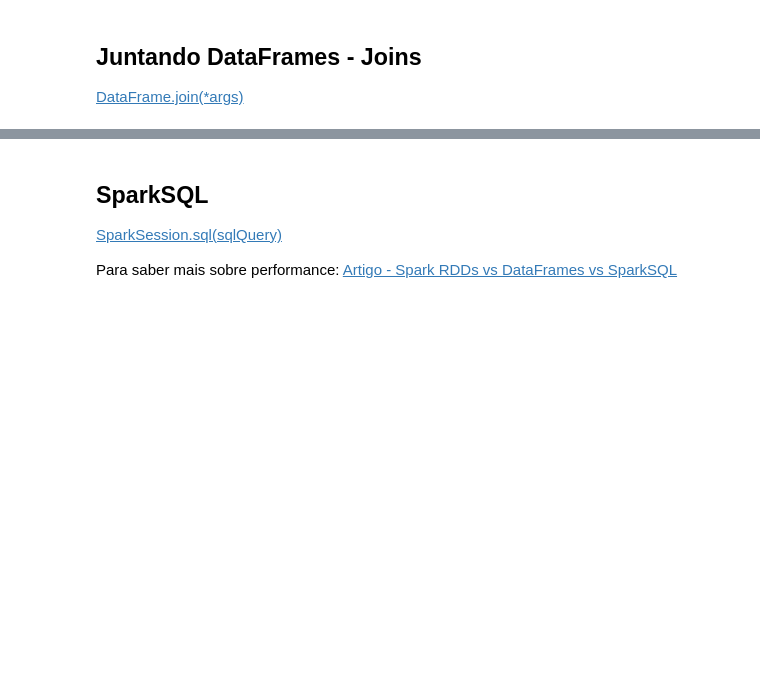
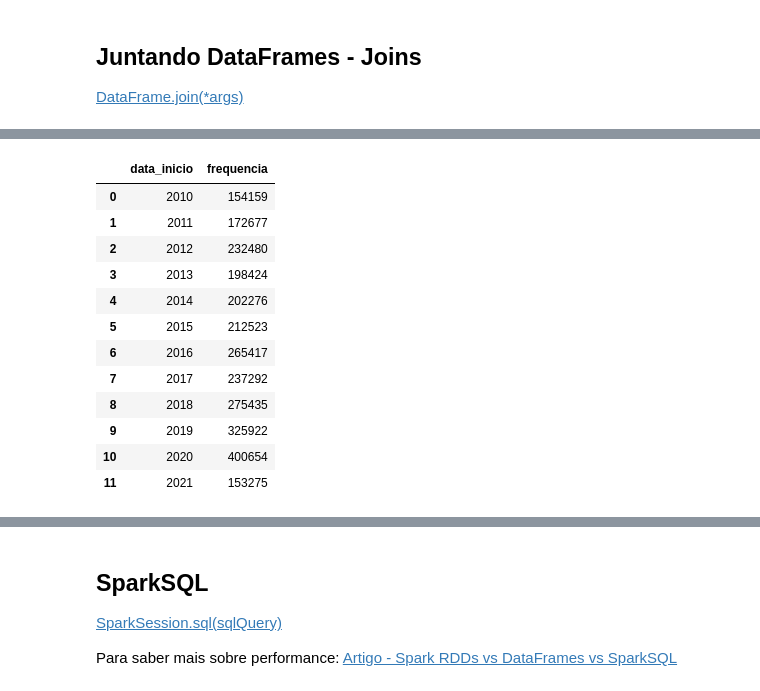
Before and after one commit to ItaloRod/curso_spark, a Jupyter notebook: aula0_projeto_spark.ipynb, the cells around one changed output, grey strips where cells are left out. Drawn from its saved outputs; the diff is of its cells as text; code cells hidden in the pictures; blank space fills up the shorter version.

```diff
--- a/aula0_projeto_spark.ipynb
+++ b/aula0_projeto_spark.ipynb
@@ -913,0 +1209,2 @@ only showing top 15 rows
+# %%
+empresas_join = estabelecimentos.join(empresas, 'cnpj_basico', how='inner')
@@ -913,0 +1231,20 @@ only showing top 15 rows
+# %%
+freq = empresas_join.select(
+    'cnpj_basico', f.year('data_de_inicio_atividade').alias('data_inicio')
+    ).where('data_inicio >= 2010').groupBy('data_inicio').agg(f.count('cnpj_basico').alias('frequencia')).orderBy('data_inicio', ascending=True)
+# %%
+freq.toPandas()
+# %% [output]
+|  | data_inicio | frequencia |
+| 0 | 2010 | 154159 |
+| 1 | 2011 | 172677 |
+| 2 | 2012 | 232480 |
+| 3 | 2013 | 198424 |
+| 4 | 2014 | 202276 |
+| 5 | 2015 | 212523 |
+| 6 | 2016 | 265417 |
+| 7 | 2017 | 237292 |
+| 8 | 2018 | 275435 |
+| 9 | 2019 | 325922 |
+| 10 | 2020 | 400654 |
+| 11 | 2021 | 153275 |
```
Also changed, not shown: parts of 42 cells of this notebook, 1 other file.
